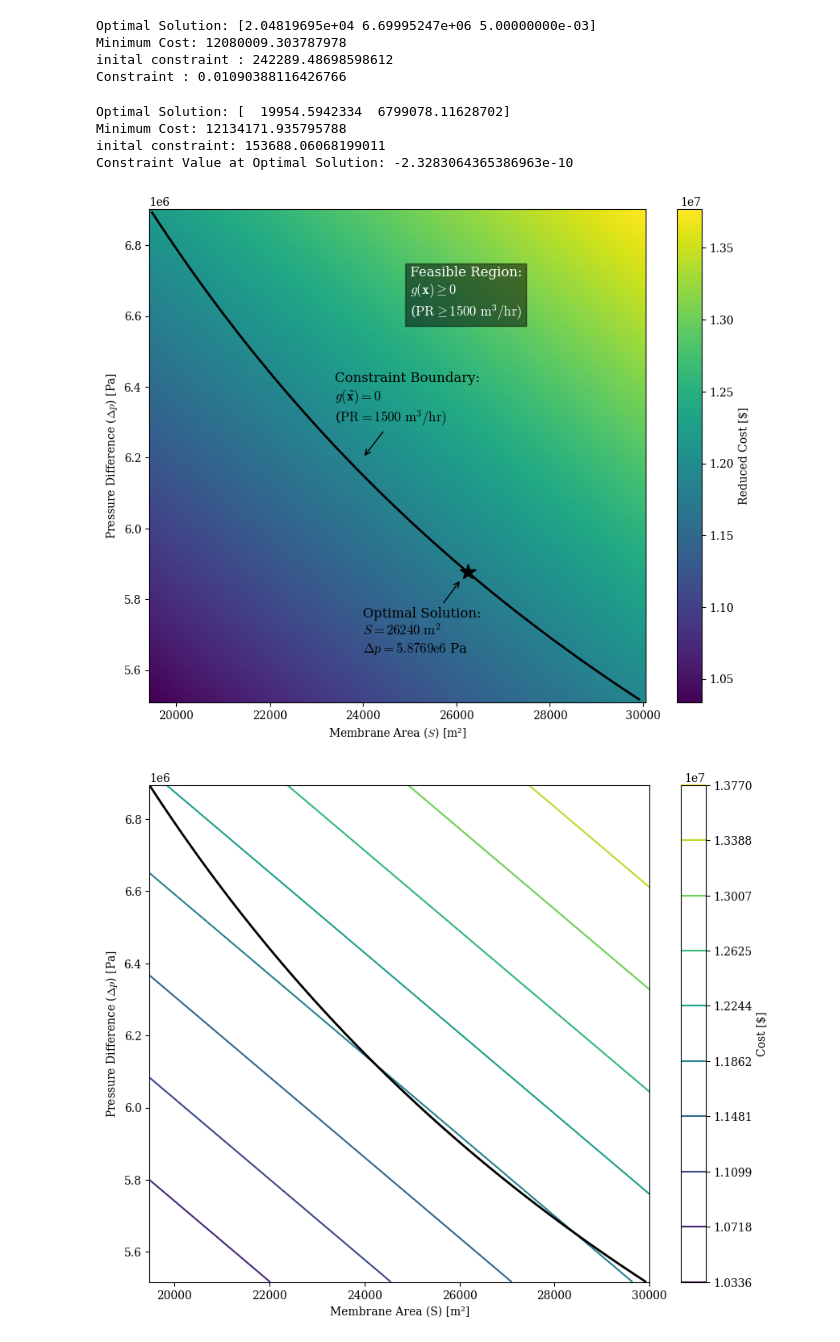
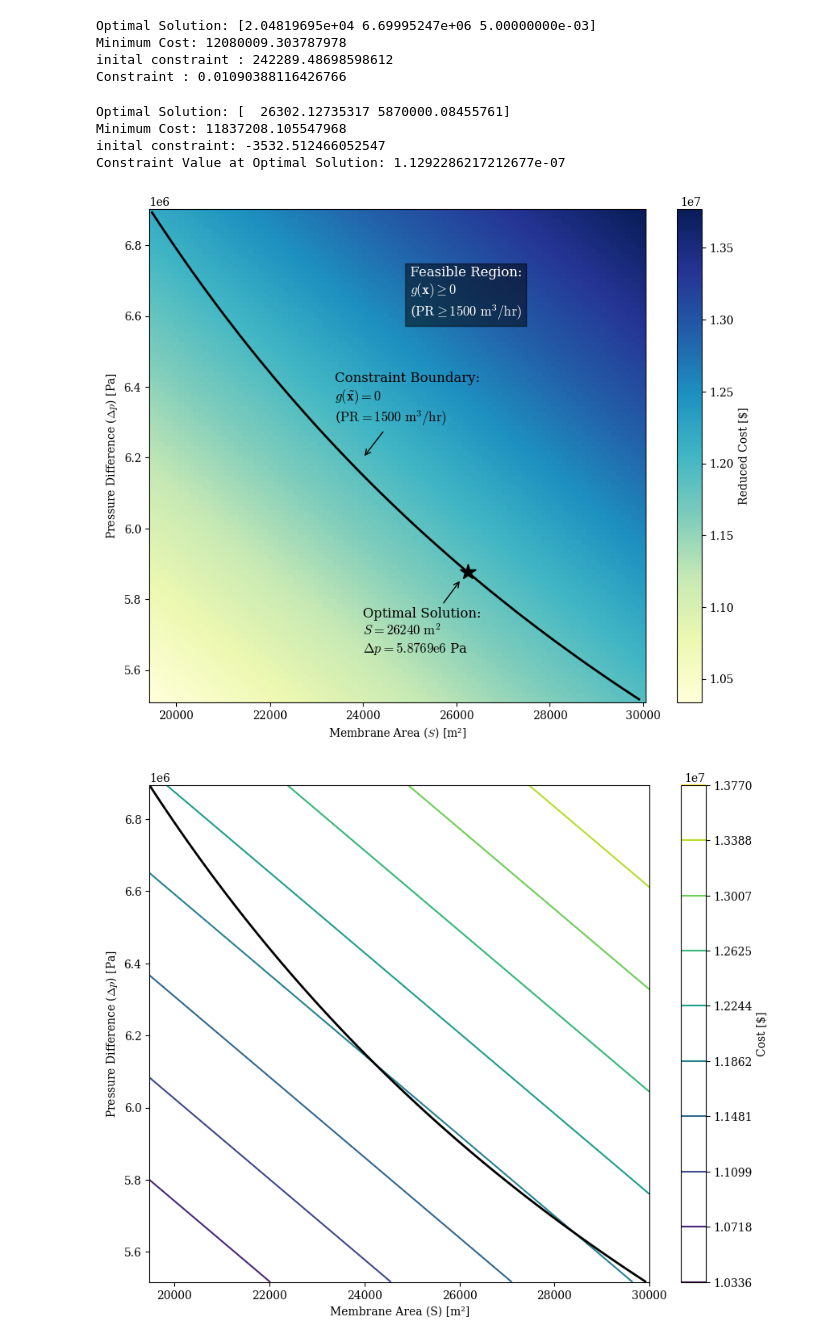
Before and after one commit to freddymartin03/Membrane-Science-and-Membrane-Separation-Processes-CW, a Jupyter notebook: Design.ipynb, the cells around one changed output. Cells and saved outputs as stored; diff of their text form; code cells hidden in the pictures.

Commit message:
graphs

```diff
--- a/Design.ipynb
+++ b/Design.ipynb
@@ -130,7 +130,7 @@ bounds = [(1e-6, 1e7), (5.516e6, 6.895e6)]
 
 constraints = [{"type": "ineq", "fun": constraint1}]
 
-x0 = [22000, 6.8e6]
+x0 = [26240, 5.87e6]
 
 result = minimize(get_C_red, x0, bounds=bounds, constraints=constraints, method='SLSQP')
 
@@ -139,10 +139,10 @@ print("Minimum Cost:", result.fun)
 print("inital constraint:", constraint1(x0))
 print("Constraint Value at Optimal Solution:", constraint1(result.x))
 # %% [output]
-Optimal Solution: [  19954.5942334  6799078.11628702]
-Minimum Cost: 12134171.935795788
-inital constraint: 153688.06068199011
-Constraint Value at Optimal Solution: -2.3283064365386963e-10
+Optimal Solution: [  26302.12735317 5870000.08455761]
+Minimum Cost: 11837208.105547968
+inital constraint: -3532.512466052547
+Constraint Value at Optimal Solution: 1.1292286217212677e-07
 # %%
 def constraint1(x):
     S, delta_p, m3 = x
@@ -206,7 +206,7 @@ for i, delta_p in enumerate(delta_p_values):
 
 plt.figure(figsize=(10, 8))
 
-plt.pcolormesh(S_values, delta_p_values, cost_values, shading='auto', cmap='viridis')
+plt.pcolormesh(S_values, delta_p_values, cost_values, shading='auto', cmap='YlGnBu')
 plt.colorbar(label=r'Reduced Cost [\$]')
 
 plt.contour(S_values, delta_p_values, constraint_values, levels=[0], colors='k', linewidths=2, label="Constraint Boundary")
@@ -220,34 +220,34 @@ plt.annotate(
     xytext=(23400, 6.3e6),  # Coordinates of the text
     arrowprops=dict(facecolor='black', arrowstyle="->"),
     fontsize=12
 )
 
 plt.text(
     25000, 6.6e6,  # Coordinates for the text
     "Feasible Region:" + "\n""$g(\mathbf{x}) \geq 0$" + "\n" + r"($\mathrm{PR} \geq 1500~\mathrm{m^3/hr})$",
     fontsize=12,
     color='white',
     bbox=dict(facecolor='black', alpha=0.5)  # Optional for a background box
 )
 
 star_x = 26240
 star_y = 5.8769e6
 
 plt.plot(star_x, star_y, marker='*', color='black', markersize=15)
 
 plt.annotate(
     r"Optimal Solution:" + "\n"r"$S = 26240~\mathrm{m^2}$" + "\n" + r"$\Delta p = 5.8769\mathrm{e}6$ Pa",
     xy=(26100, 5.8569e6),  # Coordinates of the arrow tip (where the label points)
     xytext=(24000, 5.65e6),  # Coordinates of the text
     arrowprops=dict(facecolor='black', arrowstyle="->"),
     fontsize=12
 )
 
 plt.savefig(r'C:\Users\fjm21\OneDrive - Imperial College London\Fourth Year\Membranes\CW\figure.pdf', format='pdf')
 
 plt.show()
 # %% [output]
-[figure, old version]
+[figure, new version]
 # %%
 delta_p_values = np.linspace(5.516e6, 6.895e6, 100)  # Bounds for delta_p
 S_values = np.linspace(19470, 30000, 100)  # Bounds for S
```
